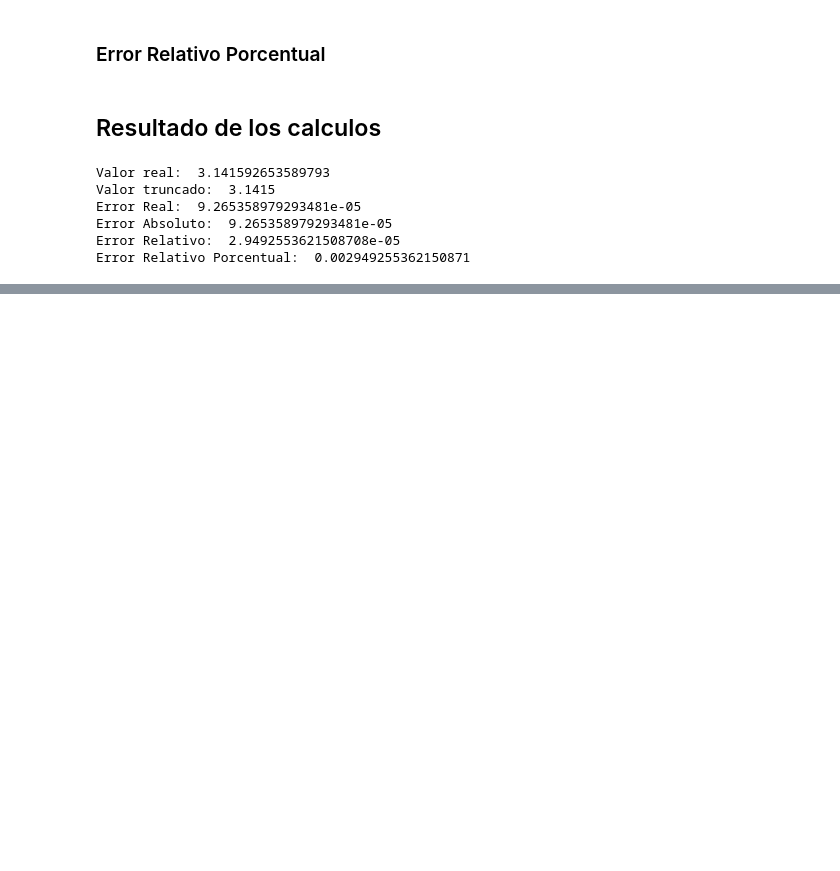
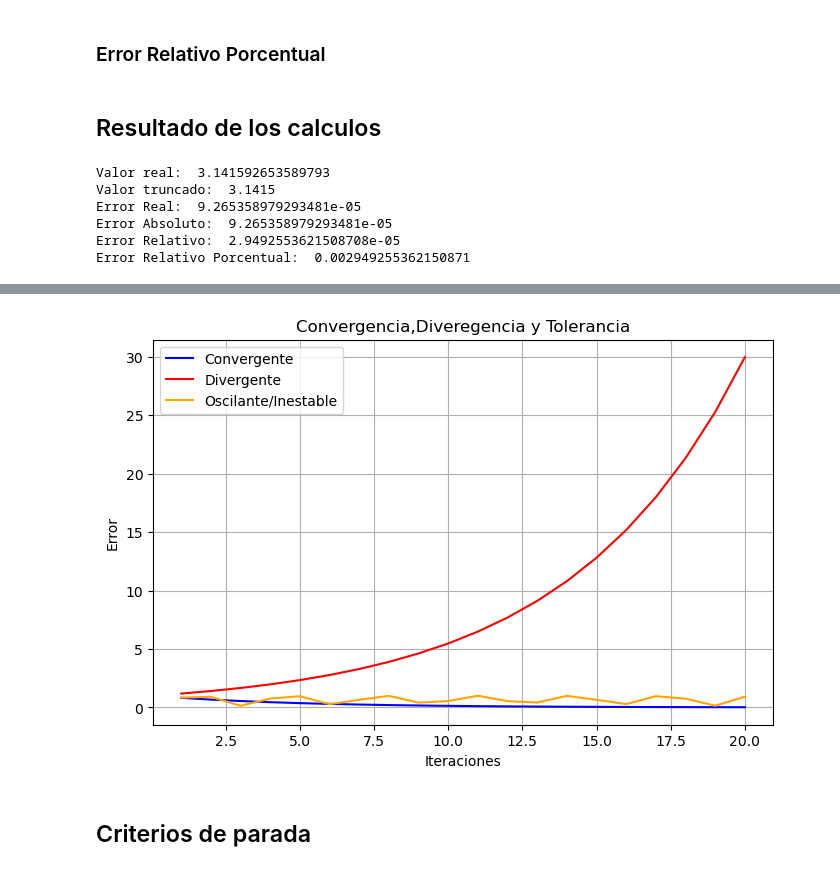
Before and after one commit to preslymorales/NoteBook_Metodos_Numericos, a Jupyter notebook: Notebook.ipynb, the cells around one changed output, grey strips where cells are left out. Drawn from its saved outputs; the diff is of its cells as text; code cells hidden in the pictures; blank space fills up the shorter version.

```diff
--- a/Notebook.ipynb
+++ b/Notebook.ipynb
@@ -144,0 +368,40 @@ Error Relativo Porcentual:  0.002949255362150871
+# %%
+import matplotlib.pyplot as plt
+import numpy as np
+
+# valores de x sera el num de iteraciones
+iteraciones = np.linspace(1, 20, 20)
+
+# definimos las funciones que simulan los diferentes comportamientos
+def convergencia(x):
+    return np.exp(-0.2 * x)
+def divergencia(x):
+    return np.exp(0.17 * x)
+def oscilante(x):
+    return np.abs(np.sin(x))
+
+# valores de "y" segun el comportamiento
+y_convergencia = convergencia(iteraciones)
+y_divergencia = divergencia(iteraciones)
+y_oscilante = oscilante(iteraciones)
+
+# Dibujamos los diferentes funciones con sus valores x y y.
+plt.figure(figsize=(8, 5))
+plt.plot(iteraciones, y_convergencia, label="Convergente", color="blue")
+plt.plot(iteraciones, y_divergencia, label="Divergente", color="red")
+plt.plot(iteraciones, y_oscilante, label="Oscilante/Inestable", color="orange")
+
+# Agregamos titulos y etiquetas de nuestros ejes a la grafica
+plt.xlabel("Iteraciones")
+plt.ylabel("Error")
+plt.title("Convergencia,Diveregencia y Tolerancia")
+plt.legend()
+plt.grid(True)
+
+
+# Muestra la gráfica
+plt.show()
+# %% [output]
+[figure, added]
+# %% [markdown]
+## Criterios de parada
```
Also changed, not shown: parts of 61 cells of this notebook.
